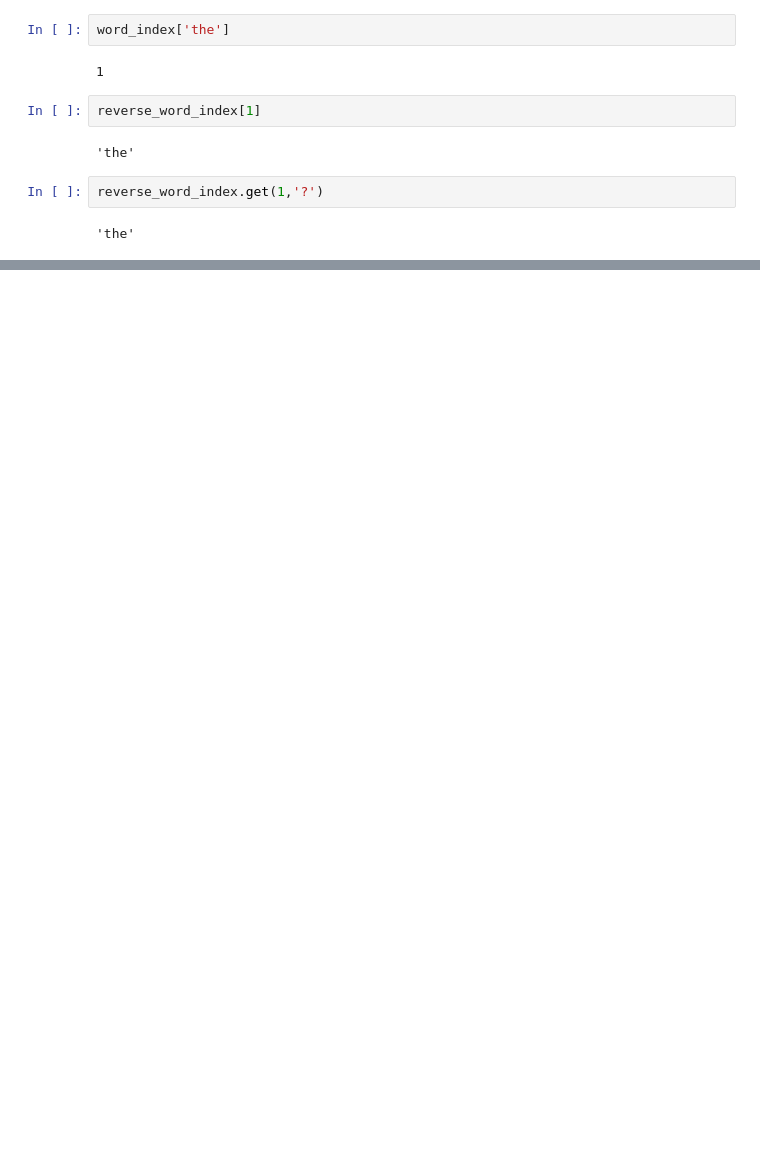
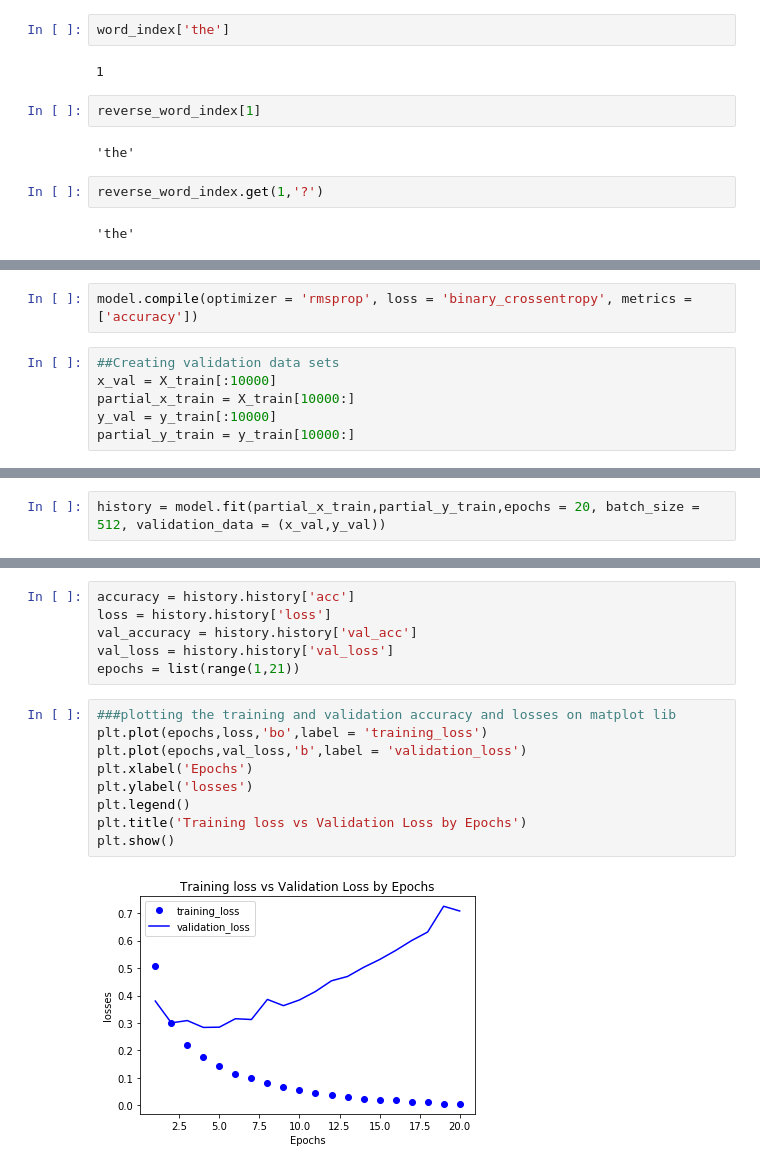
Before and after one commit to RahulTechTutorials/Deep_learning, a Jupyter notebook: IMDB_Review_classification.ipynb, the cells around one changed output, grey strips where cells are left out. Cells and saved outputs as stored; diff of their text form; blank space fills up the shorter version.

```diff
--- a/IMDB_Review_classification.ipynb
+++ b/IMDB_Review_classification.ipynb
@@ -70,0 +122,8 @@ reverse_word_index.get(1,'?')
+# %%
+model.compile(optimizer = 'rmsprop', loss = 'binary_crossentropy', metrics = ['accuracy'])
+# %%
+##Creating validation data sets
+x_val = X_train[:10000]
+partial_x_train = X_train[10000:]
+y_val = y_train[:10000]
+partial_y_train = y_train[10000:]
@@ -70,0 +134,2 @@ reverse_word_index.get(1,'?')
+# %%
+history = model.fit(partial_x_train,partial_y_train,epochs = 20, batch_size = 512, validation_data = (x_val,y_val))
@@ -70,0 +154,17 @@ reverse_word_index.get(1,'?')
+# %%
+accuracy = history.history['acc']
+loss = history.history['loss']
+val_accuracy = history.history['val_acc']
+val_loss = history.history['val_loss']
+epochs = list(range(1,21))
+# %%
+###plotting the training and validation accuracy and losses on matplot lib
+plt.plot(epochs,loss,'bo',label = 'training_loss')
+plt.plot(epochs,val_loss,'b',label = 'validation_loss')
+plt.xlabel('Epochs')
+plt.ylabel('losses')
+plt.legend()
+plt.title('Training loss vs Validation Loss by Epochs')
+plt.show()
+# %% [output]
+[figure, added]
```
Also changed, not shown: parts of 26 cells of this notebook.
